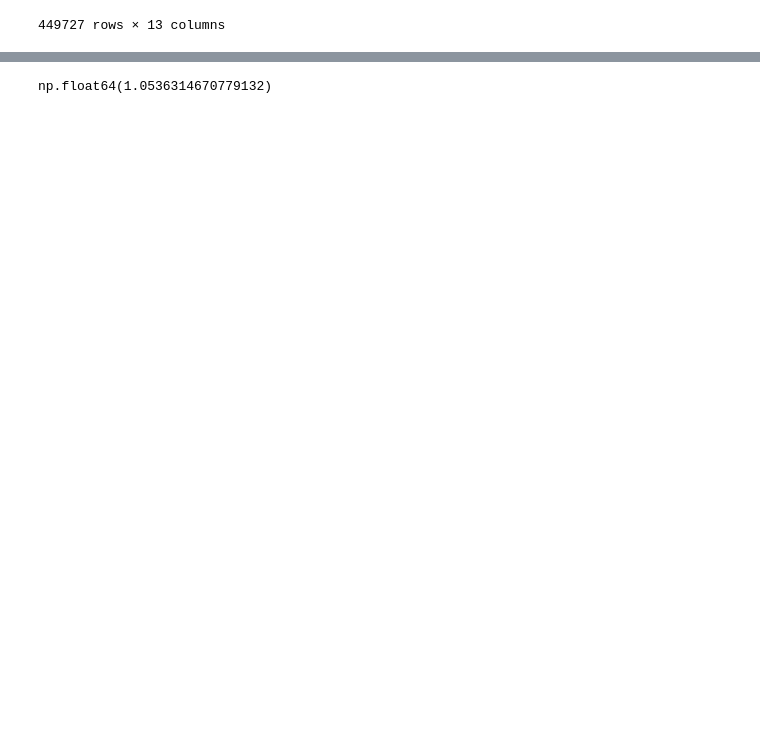
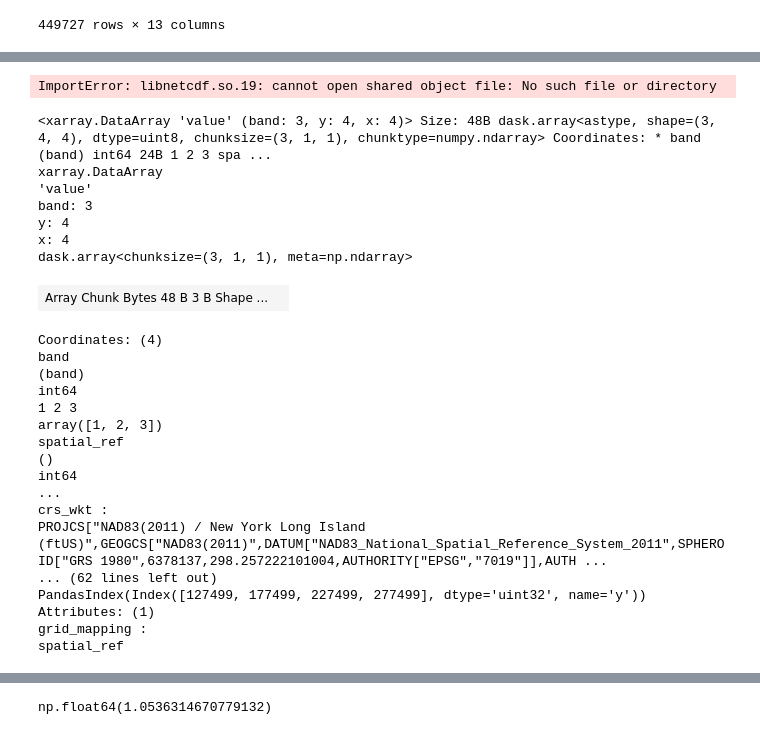
Before and after one commit to Queeno11/ny_state_aerial_imagery_prototype, a Jupyter notebook: notebooks/test.ipynb, the cells around one changed output, grey strips where cells are left out. Saved outputs shown, nothing was run; the diff lists cells and outputs as text; code cells hidden in the pictures; blank space fills up the shorter version.

```diff
--- a/notebooks/test.ipynb
+++ b/notebooks/test.ipynb
@@ -256,0 +415,35 @@ test_36047019900.npy
+# %%
+import earthpy.plot as ep
+
+ep.plot_rgb(data_to_export)
+# data_to_export
+# %% [output]
+ImportError: libnetcdf.so.19: cannot open shared object file: No such file or directory
+# %%
+data_to_export
+# %% [output]
+<xarray.DataArray 'value' (band: 3, y: 4, x: 4)> Size: 48B dask.array<astype, shape=(3, 4, 4), dtype=uint8, chunksize=(3, 1, 1), chunktype=numpy.ndarray> Coordinates: * band (band) int64 24B 1 2 3 spa ...
+xarray.DataArray
+'value'
+band: 3
+y: 4
+x: 4
+dask.array<chunksize=(3, 1, 1), meta=np.ndarray>
+| Array Chunk Bytes 48 B 3 B Shape ... |  |
+Coordinates: (4)
+band
+(band)
+int64
+1 2 3
+array([1, 2, 3])
+spatial_ref
+()
+int64
+...
+crs_wkt :
+PROJCS["NAD83(2011) / New York Long Island (ftUS)",GEOGCS["NAD83(2011)",DATUM["NAD83_National_Spatial_Reference_System_2011",SPHEROID["GRS 1980",6378137,298.257222101004,AUTHORITY["EPSG","7019"]],AUTH ...
+... (62 lines left out)
+PandasIndex(Index([127499, 177499, 227499, 277499], dtype='uint32', name='y'))
+Attributes: (1)
+grid_mapping :
+spatial_ref
```
Also changed, not shown: parts of 11 cells of this notebook, 3 other files.
